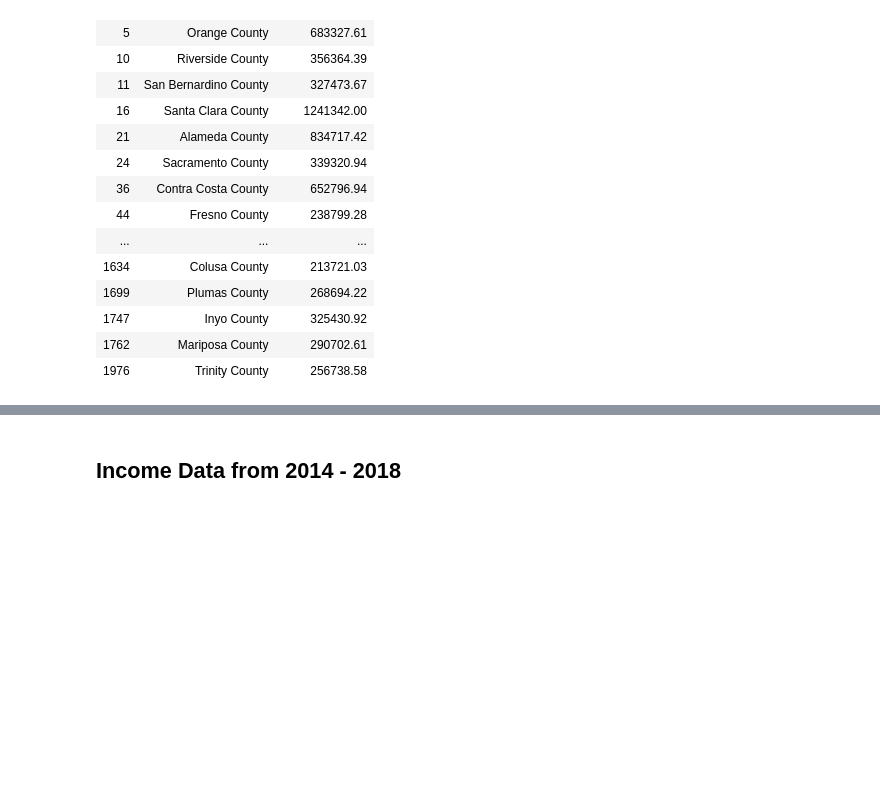
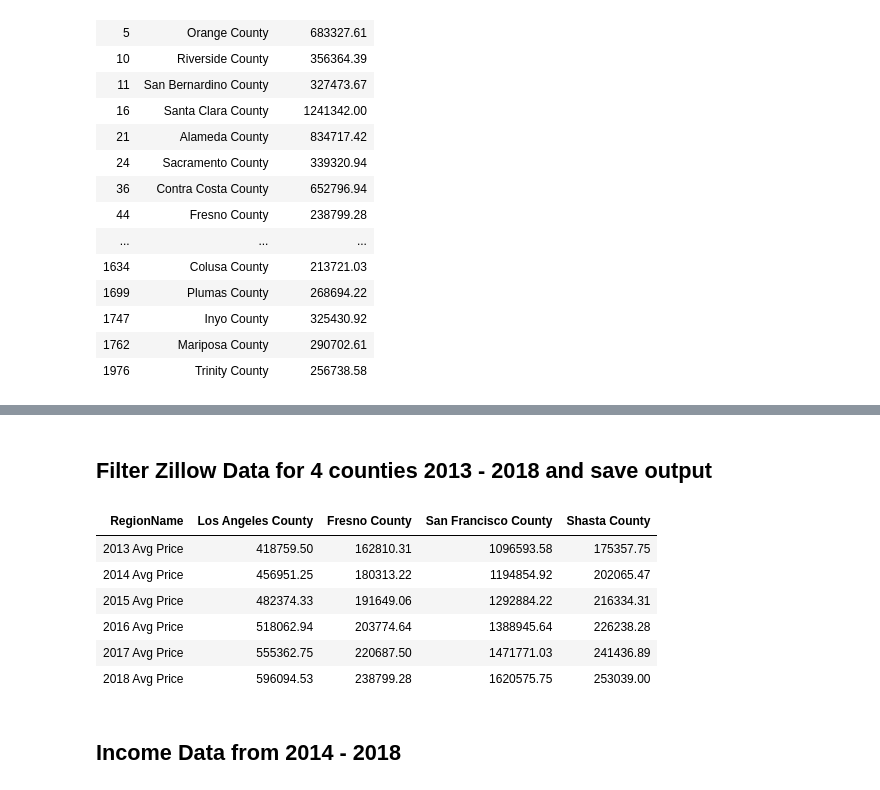
Before and after one commit to TrevorLovesMommy/Real-Estate-Project, a Jupyter notebook: Real Estate Data Cleaning.ipynb, the cells around one changed output, grey strips where cells are left out. Drawn from its saved outputs; the diff is of its cells as text; code cells hidden in the pictures; blank space fills up the shorter version.

```diff
--- a/Real Estate Data Cleaning.ipynb
+++ b/Real Estate Data Cleaning.ipynb
@@ -87,3 +98,29 @@ zillow_clean_df.head()
+# %% [markdown]
+## Filter Zillow Data for 4 counties 2013 - 2018 and save output
+# %%
+zillow_clean_2013_2018_df= zillow_df[["RegionName"]].copy()
+
+#Zillow data is broken down by month.  We want to look at annual trends
+#Calc average yearly price from 2013 - 2018 of
+zillow_clean_2013_2018_df["2013 Avg Price"] = zillow_df.loc[:,"2013-01":"2013-12"].mean(axis=1)
+zillow_clean_2013_2018_df["2014 Avg Price"] = zillow_df.loc[:,"2014-01":"2014-12"].mean(axis=1)
+zillow_clean_2013_2018_df["2015 Avg Price"] = zillow_df.loc[:,"2015-01":"2015-12"].mean(axis=1)
+zillow_clean_2013_2018_df["2016 Avg Price"] = zillow_df.loc[:,"2016-01":"2016-12"].mean(axis=1)
+zillow_clean_2013_2018_df["2017 Avg Price"] = zillow_df.loc[:,"2017-01":"2017-12"].mean(axis=1)
+zillow_clean_2013_2018_df["2018 Avg Price"] = zillow_df.loc[:,"2018-01":"2018-12"].mean(axis=1)
+zillow_clean_2013_2018_df.set_index("RegionName", inplace = True)
+zillow_clean_2013_2018_df = zillow_clean_2013_2018_df.transpose()
+zillow_clean_2013_2018_df.to_csv("output files/zillow_clean_2013_2018_df.csv")
+zillow_clean_2013_2018_df.head()
+zillow_clean_2013_2018_df
+# %% [output]
+| RegionName | Los Angeles County | Fresno County | San Francisco County | Shasta County |
+| 2013 Avg Price | 418759.50 | 162810.31 | 1096593.58 | 175357.75 |
+| 2014 Avg Price | 456951.25 | 180313.22 | 1194854.92 | 202065.47 |
+| 2015 Avg Price | 482374.33 | 191649.06 | 1292884.22 | 216334.31 |
+| 2016 Avg Price | 518062.94 | 203774.64 | 1388945.64 | 226238.28 |
+| 2017 Avg Price | 555362.75 | 220687.50 | 1471771.03 | 241436.89 |
+| 2018 Avg Price | 596094.53 | 238799.28 | 1620575.75 | 253039.00 |
 # %% [markdown]
 ## Income Data from 2014 - 2018
 # %%
```
Also changed, not shown: parts of 4 cells of this notebook, 1 other file.
